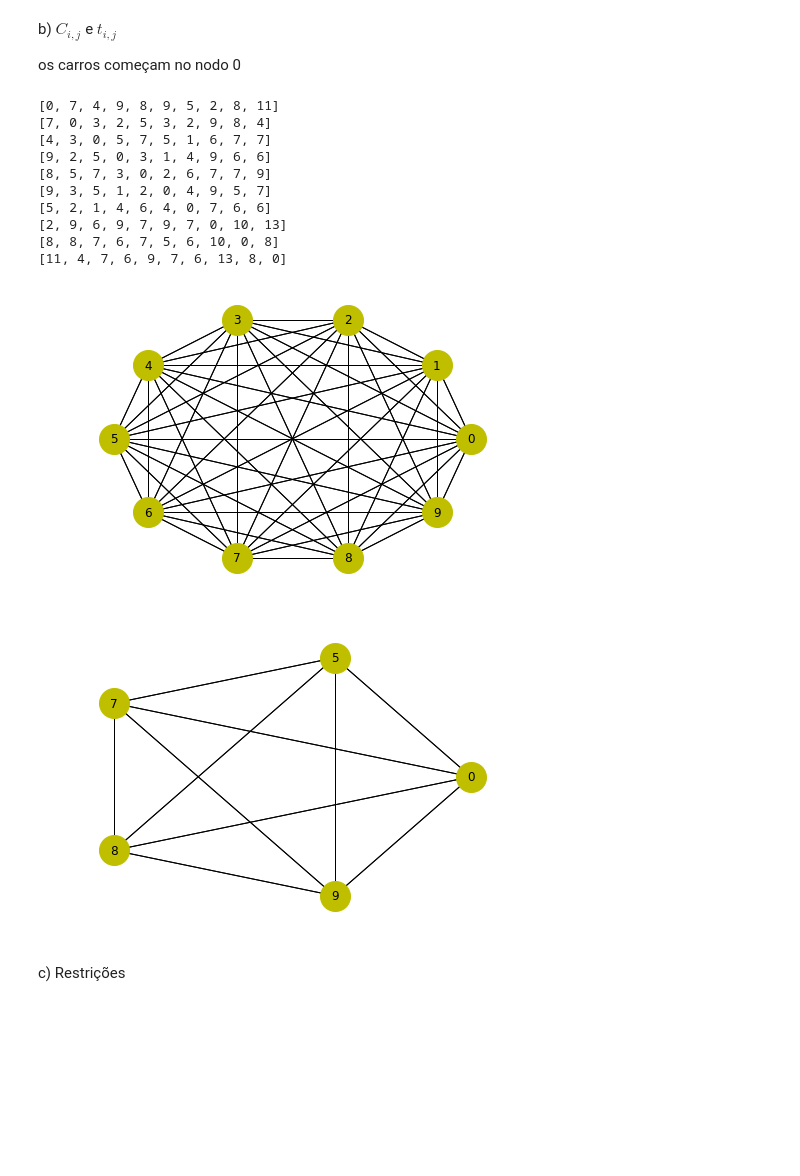
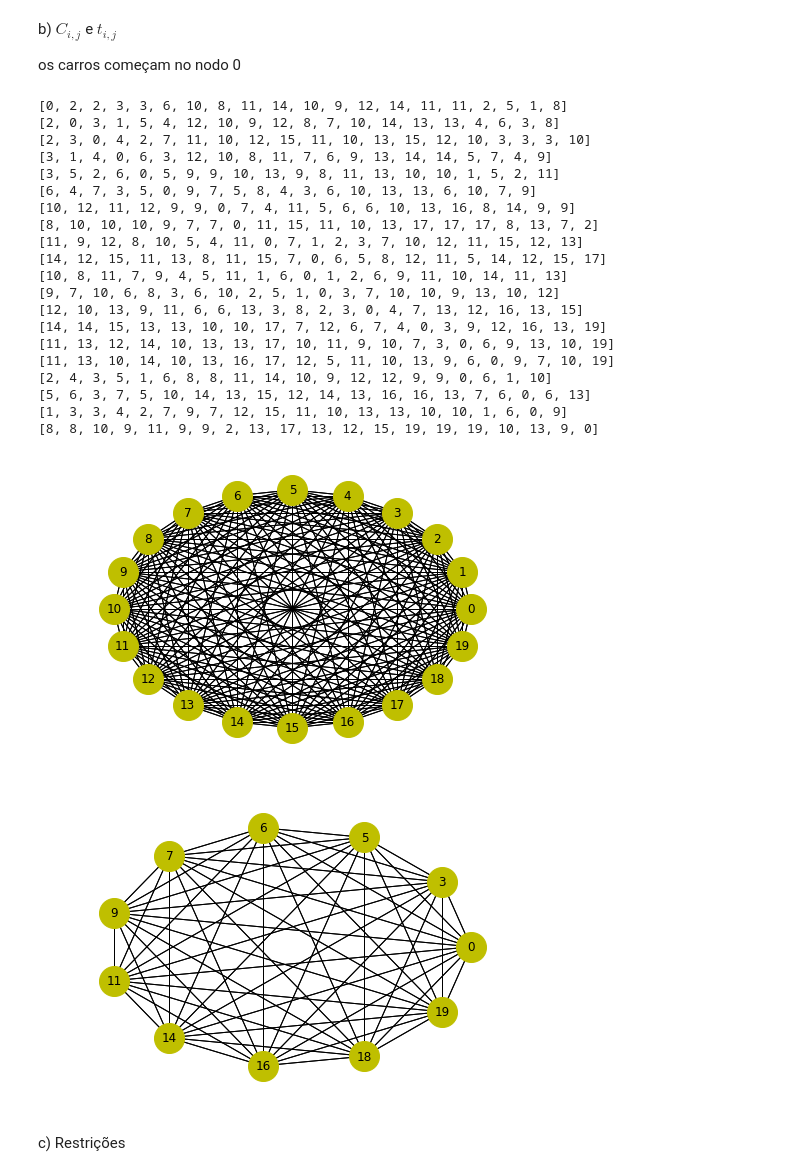
Before and after one commit to AJGQ/Log_Comp, a Jupyter notebook: Trab_1/Untitled.ipynb, the cells around one changed output. Cells and saved outputs as stored; diff of their text form; code cells hidden in the pictures; blank space fills up the shorter version.

```diff
--- a/Trab_1/Untitled.ipynb
+++ b/Trab_1/Untitled.ipynb
@@ -10,9 +10,9 @@ import random
 a) rede de estradas <=> grafo orientado
 # %%
 
-Nodes = 10
+Nodes = 20
 Carros = 3
-NumClientes = 6
+NumClientes = 15
 
 g = ntx.DiGraph()
 g = ntx.connected_watts_strogatz_graph(Nodes,4,0.5)
@@ -60,75 +60,55 @@ for i in range(Nodes):
     for j in range(Nodes):
         w = 0
         for k in range(len(dic[i][j])-1):
             i1 = dic[i][j][k]
             i2 = dic[i][j][k+1]
             w += EdgesP[i1][i2]
         EdgesP[i][j] = w
         G.add_edge(i,j,weight = w)
 
 #criar clientes
 Clientes = np.unique(np.random.choice(range(1,Nodes), NumClientes))
 NumClientes = len(Clientes)
 
 for i in EdgesP:
     print(i)
 
-'''
-print(dic[2][4],dic[4][2])
-#print(peso(2,4,G), peso(4,2,G))
-print(min(sum([ peso(dic[2][4][i],dic[2][4][i+1],G) for i in range(len(dic[2][4])-1)]), \
-      sum([ peso(dic[4][2][i],dic[4][2][i+1],G) for i in range(len(dic[4][2])-1)])))
-
-for k1 in range(Nodes):
-    for k2 in range(Nodes):
-        w = min(sum([ peso(dic[k1][k2][i],dic[k1][k2][i+1],EdgesP) for i in range(len(dic[k1][k2])-1)]),\
-                sum([ peso(dic[k2][k1][i],dic[k2][k1][i+1],EdgesP) for i in range(len(dic[k2][k1])-1)]))
-
-        #for i in range(len(l)-1):
-        #    w += procura(l[i],l[i+1],EdgesP)
-        #if((k1==2 or k1==4) and (k2==2 or k2==4)):
-        #    print(w)
-        #if((k2,k1,w) in EdgesP and w > procura(k1,k2,EdgesP)):
-        #    w = procura(k1,k2,EdgesP)
-
-        #EdgesP.add((k1,k2,w))
-        #EdgesP.add((k2,k1,w))
-        #print(procura(2,4,EdgesP), procura(4,2,EdgesP))
-        G.add_edge(k1,k2, weight = w)
-        G.add_edge(k2,k1, weight = w)
-
-Clientes = np.unique(np.random.choice(range(1,Nodes), NumClientes))
-print(Clientes)
-print(G.edges(data = True))
-
-Rotas = [VarArray(Nodes*3,Nodes) for i in range (Carros)]
-'''
 #print(G.edges(data=True))
 ntx.draw_shell(G,arrows=False,node_size=900,node_color='y',with_labels=True)
 plt.show()
 
 G_clientes = G.copy()
 
 for i in range(Nodes):
     if(i not in Clientes and i != 0 ):
         G_clientes.remove_node(i)
 
 
 ntx.draw_shell(G_clientes,arrows=False,node_size=900,node_color='y',with_labels=True)
 plt.show()
 # %% [output]
-[0, 7, 4, 9, 8, 9, 5, 2, 8, 11]
-[7, 0, 3, 2, 5, 3, 2, 9, 8, 4]
-[4, 3, 0, 5, 7, 5, 1, 6, 7, 7]
-[9, 2, 5, 0, 3, 1, 4, 9, 6, 6]
-[8, 5, 7, 3, 0, 2, 6, 7, 7, 9]
-[9, 3, 5, 1, 2, 0, 4, 9, 5, 7]
-[5, 2, 1, 4, 6, 4, 0, 7, 6, 6]
-[2, 9, 6, 9, 7, 9, 7, 0, 10, 13]
-[8, 8, 7, 6, 7, 5, 6, 10, 0, 8]
-[11, 4, 7, 6, 9, 7, 6, 13, 8, 0]
+[0, 2, 2, 3, 3, 6, 10, 8, 11, 14, 10, 9, 12, 14, 11, 11, 2, 5, 1, 8]
+[2, 0, 3, 1, 5, 4, 12, 10, 9, 12, 8, 7, 10, 14, 13, 13, 4, 6, 3, 8]
+[2, 3, 0, 4, 2, 7, 11, 10, 12, 15, 11, 10, 13, 15, 12, 10, 3, 3, 3, 10]
+[3, 1, 4, 0, 6, 3, 12, 10, 8, 11, 7, 6, 9, 13, 14, 14, 5, 7, 4, 9]
+[3, 5, 2, 6, 0, 5, 9, 9, 10, 13, 9, 8, 11, 13, 10, 10, 1, 5, 2, 11]
+[6, 4, 7, 3, 5, 0, 9, 7, 5, 8, 4, 3, 6, 10, 13, 13, 6, 10, 7, 9]
+[10, 12, 11, 12, 9, 9, 0, 7, 4, 11, 5, 6, 6, 10, 13, 16, 8, 14, 9, 9]
+[8, 10, 10, 10, 9, 7, 7, 0, 11, 15, 11, 10, 13, 17, 17, 17, 8, 13, 7, 2]
+[11, 9, 12, 8, 10, 5, 4, 11, 0, 7, 1, 2, 3, 7, 10, 12, 11, 15, 12, 13]
+[14, 12, 15, 11, 13, 8, 11, 15, 7, 0, 6, 5, 8, 12, 11, 5, 14, 12, 15, 17]
+[10, 8, 11, 7, 9, 4, 5, 11, 1, 6, 0, 1, 2, 6, 9, 11, 10, 14, 11, 13]
+[9, 7, 10, 6, 8, 3, 6, 10, 2, 5, 1, 0, 3, 7, 10, 10, 9, 13, 10, 12]
+[12, 10, 13, 9, 11, 6, 6, 13, 3, 8, 2, 3, 0, 4, 7, 13, 12, 16, 13, 15]
+[14, 14, 15, 13, 13, 10, 10, 17, 7, 12, 6, 7, 4, 0, 3, 9, 12, 16, 13, 19]
+[11, 13, 12, 14, 10, 13, 13, 17, 10, 11, 9, 10, 7, 3, 0, 6, 9, 13, 10, 19]
+[11, 13, 10, 14, 10, 13, 16, 17, 12, 5, 11, 10, 13, 9, 6, 0, 9, 7, 10, 19]
+[2, 4, 3, 5, 1, 6, 8, 8, 11, 14, 10, 9, 12, 12, 9, 9, 0, 6, 1, 10]
+[5, 6, 3, 7, 5, 10, 14, 13, 15, 12, 14, 13, 16, 16, 13, 7, 6, 0, 6, 13]
+[1, 3, 3, 4, 2, 7, 9, 7, 12, 15, 11, 10, 13, 13, 10, 10, 1, 6, 0, 9]
+[8, 8, 10, 9, 11, 9, 9, 2, 13, 17, 13, 12, 15, 19, 19, 19, 10, 13, 9, 0]
-[figure, old version]
+[figure, new version]
-[figure, old version]
+[figure, new version]
 # %% [markdown]
 c) Restrições
 # %%
```
Also changed, not shown: parts of 3 cells of this notebook.
